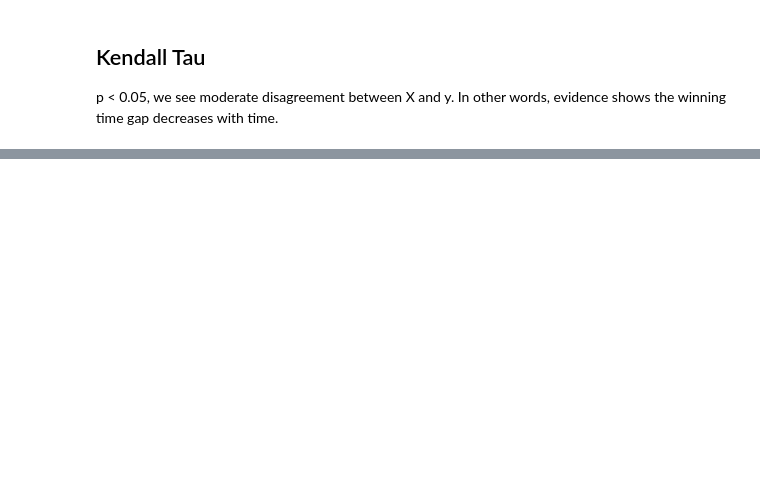
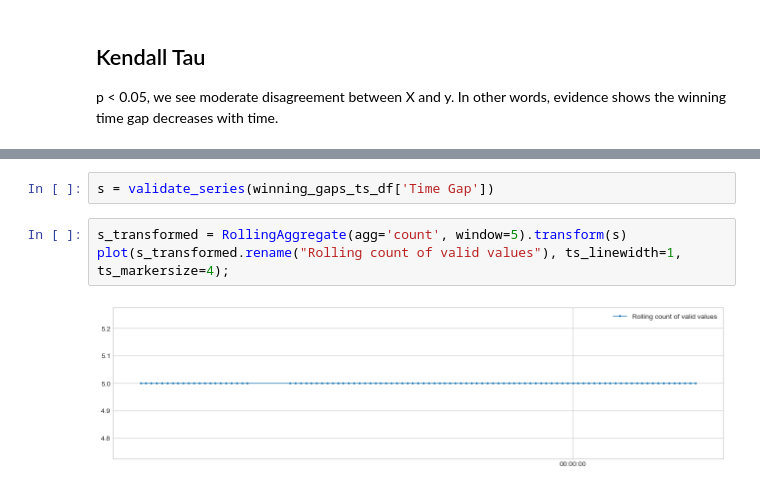
Before and after one commit to haleyej/letour, a Jupyter notebook: code/02_time_series.ipynb, the cells around one changed output, grey strips where cells are left out. Drawn from its saved outputs; the diff is of its cells as text; blank space fills up the shorter version.

```diff
--- a/code/02_time_series.ipynb
+++ b/code/02_time_series.ipynb
@@ -81,0 +86,7 @@ tau, p_val
+# %%
+s = validate_series(winning_gaps_ts_df['Time Gap'])
+# %%
+s_transformed = RollingAggregate(agg='count', window=5).transform(s)
+plot(s_transformed.rename("Rolling count of valid values"), ts_linewidth=1, ts_markersize=4);
+# %% [output]
+[figure, added]
```
Also changed, not shown: parts of 13 cells of this notebook, 1 other file.
